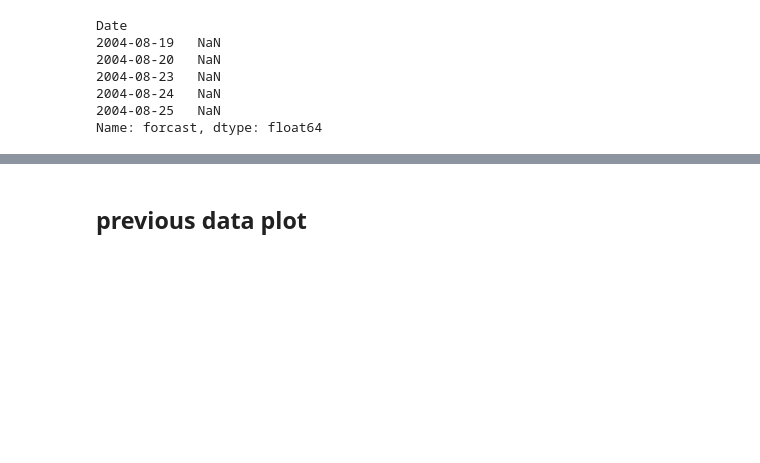
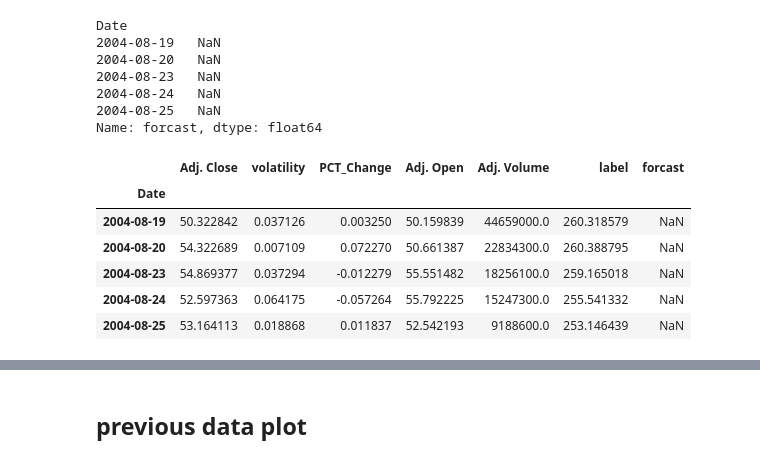
Before and after one commit to mlheartbeat007/ml_proj, a Jupyter notebook: prophet_ml_method/k-nearest-neighbour/knn_reression/knn_in_stock.ipynb, the cells around one changed output, grey strips where cells are left out. Saved outputs shown, nothing was run; the diff lists cells and outputs as text; code cells hidden in the pictures; blank space fills up the shorter version.

```diff
--- a/prophet_ml_method/k-nearest-neighbour/knn_reression/knn_in_stock.ipynb
+++ b/prophet_ml_method/k-nearest-neighbour/knn_reression/knn_in_stock.ipynb
@@ -249,10 +249,19 @@ next_unix=last_unix+one_day  #next day
 # %%
 for i in forcast_set:    # iterating through the forcast set
     next_date = datetime.datetime.fromtimestamp(next_unix) # find the next date for the data
     next_unix+=one_day  #increment for finding next date
     df1.loc[next_date] =[np.nan for item in range(len(df1.columns)-1)]+[i]  #settinf up the date as a
     #index and adding value of the forast_set element with nand (adding value with nand will replace
     #the value of the nan
+df1.head()
+# %% [output]
+|  | Adj. Close | volatility | PCT_Change | Adj. Open | Adj. Volume | label | forcast |
+| Date |  |  |  |  |  |  |  |
+| 2004-08-19 | 50.322842 | 0.037126 | 0.003250 | 50.159839 | 44659000.0 | 260.318579 | NaN |
+| 2004-08-20 | 54.322689 | 0.007109 | 0.072270 | 50.661387 | 22834300.0 | 260.388795 | NaN |
+| 2004-08-23 | 54.869377 | 0.037294 | -0.012279 | 55.551482 | 18256100.0 | 259.165018 | NaN |
+| 2004-08-24 | 52.597363 | 0.064175 | -0.057264 | 55.792225 | 15247300.0 | 255.541332 | NaN |
+| 2004-08-25 | 53.164113 | 0.018868 | 0.011837 | 52.542193 | 9188600.0 | 253.146439 | NaN |
 # %%
 df1['Adj. Close'].plot()
 plt.xlabel('Date')
```
Also changed, not shown: parts of 6 cells of this notebook.
